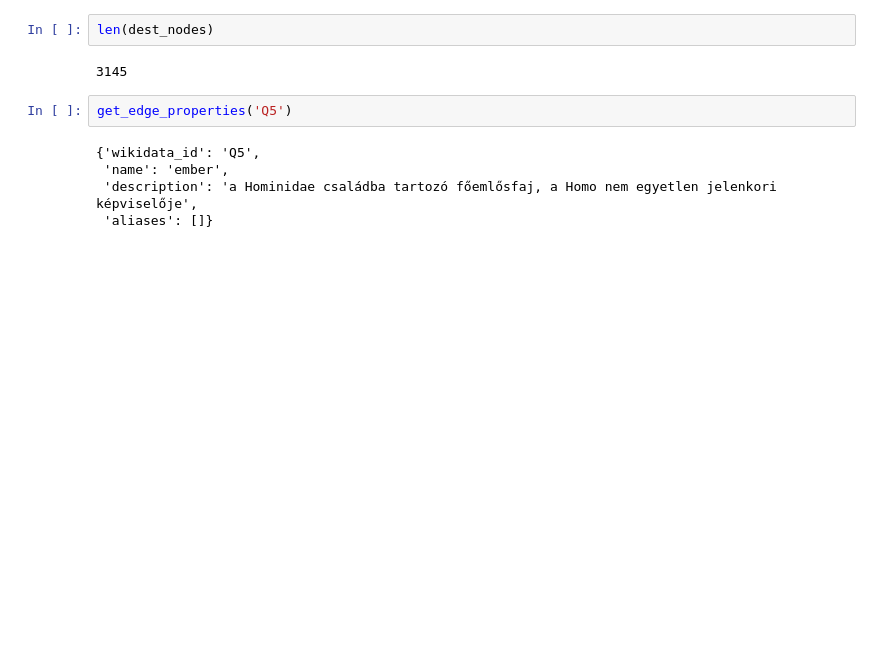
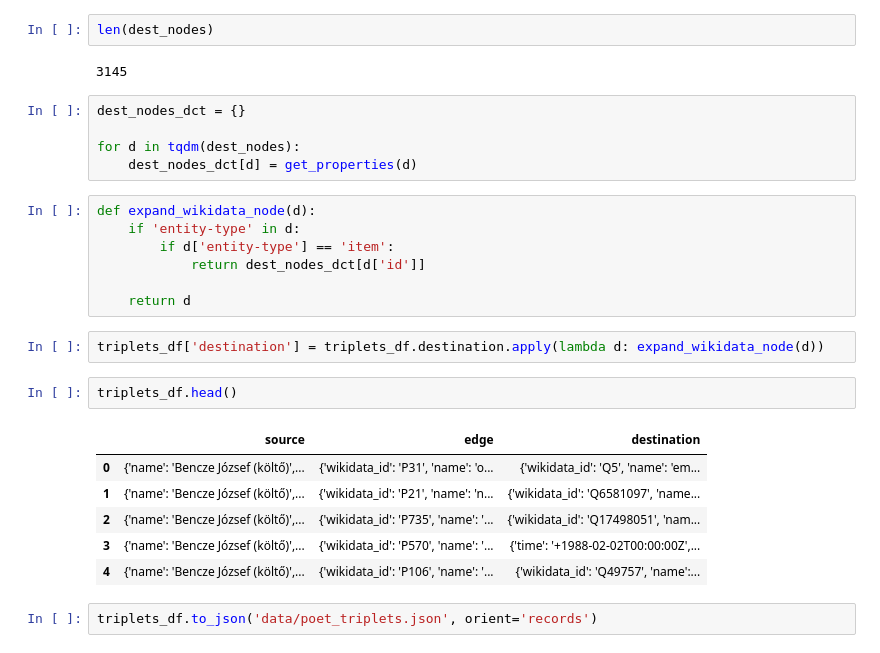
Before and after one commit to nsoma97/poets_QA, a Jupyter notebook: poets_kg.ipynb, the cells around one changed output. Saved outputs shown, nothing was run; the diff lists cells and outputs as text; blank space fills up the shorter version.

Commit message:
Added destination expansion

```diff
--- a/poets_kg.ipynb
+++ b/poets_kg.ipynb
@@ -131,10 +131,28 @@ dest_nodes = list(set(dest_nodes))
 len(dest_nodes)
 # %% [output]
 3145
-# %%
-get_edge_properties('Q5')
-# %% [output]
-{'wikidata_id': 'Q5',
- 'name': 'ember',
- 'description': 'a Hominidae családba tartozó főemlősfaj, a Homo nem egyetlen jelenkori képviselője',
- 'aliases': []}
+# %%
+dest_nodes_dct = {}
+
+for d in tqdm(dest_nodes):
+    dest_nodes_dct[d] = get_properties(d)
+# %%
+def expand_wikidata_node(d):
+    if 'entity-type' in d:
+        if d['entity-type'] == 'item':
+            return dest_nodes_dct[d['id']]
+
+    return d
+# %%
+triplets_df['destination'] = triplets_df.destination.apply(lambda d: expand_wikidata_node(d))
+# %%
+triplets_df.head()
+# %% [output]
+|  | source | edge | destination |
+| 0 | {'name': 'Bencze József (költő)',... | {'wikidata_id': 'P31', 'name': 'o... | {'wikidata_id': 'Q5', 'name': 'em... |
+| 1 | {'name': 'Bencze József (költő)',... | {'wikidata_id': 'P21', 'name': 'n... | {'wikidata_id': 'Q6581097', 'name... |
+| 2 | {'name': 'Bencze József (költő)',... | {'wikidata_id': 'P735', 'name': '... | {'wikidata_id': 'Q17498051', 'nam... |
+| 3 | {'name': 'Bencze József (költő)',... | {'wikidata_id': 'P570', 'name': '... | {'time': '+1988-02-02T00:00:00Z',... |
+| 4 | {'name': 'Bencze József (költő)',... | {'wikidata_id': 'P106', 'name': '... | {'wikidata_id': 'Q49757', 'name':... |
+# %%
+triplets_df.to_json('data/poet_triplets.json', orient='records')
```
Also changed, not shown: parts of 3 cells of this notebook, 1 other file.
